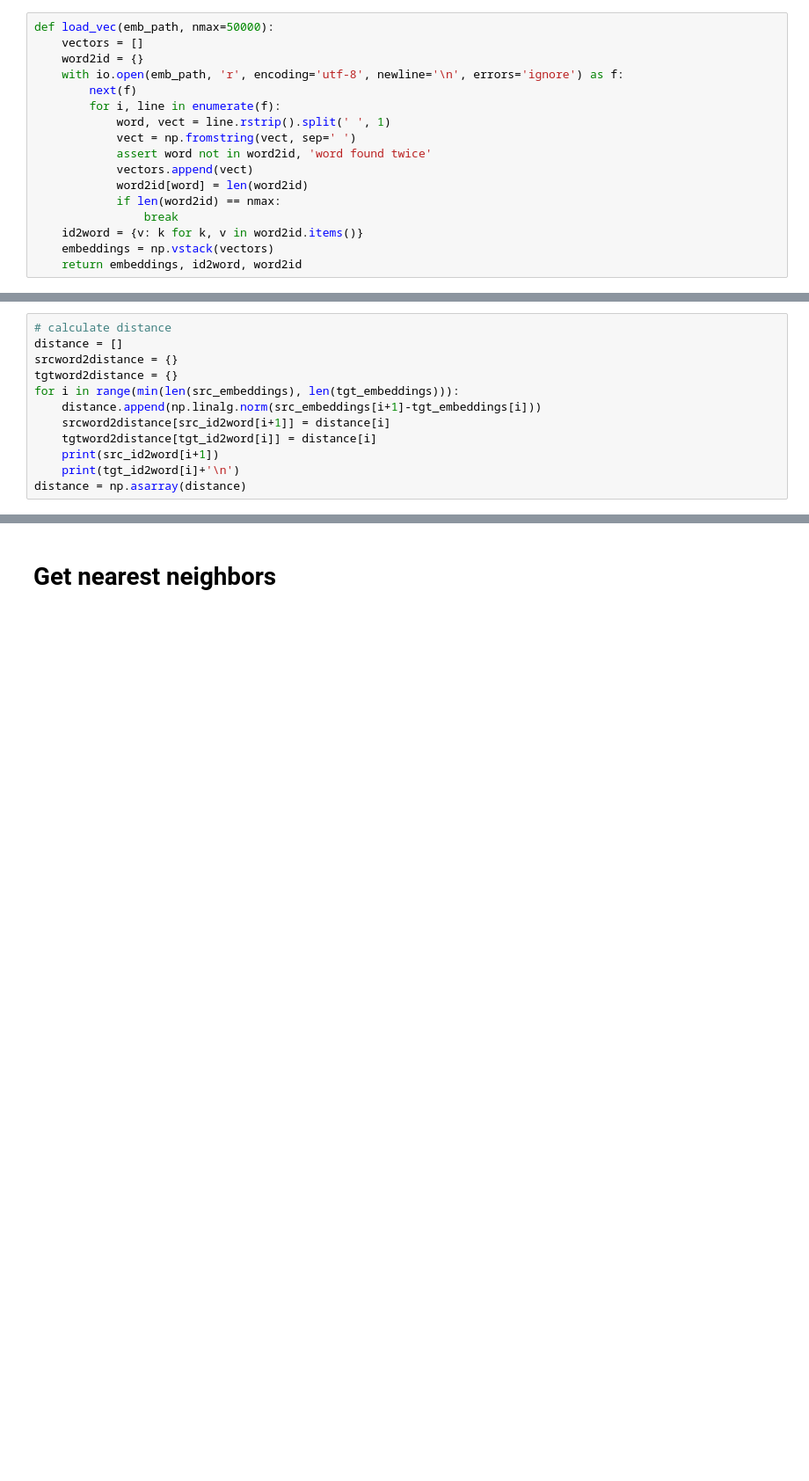
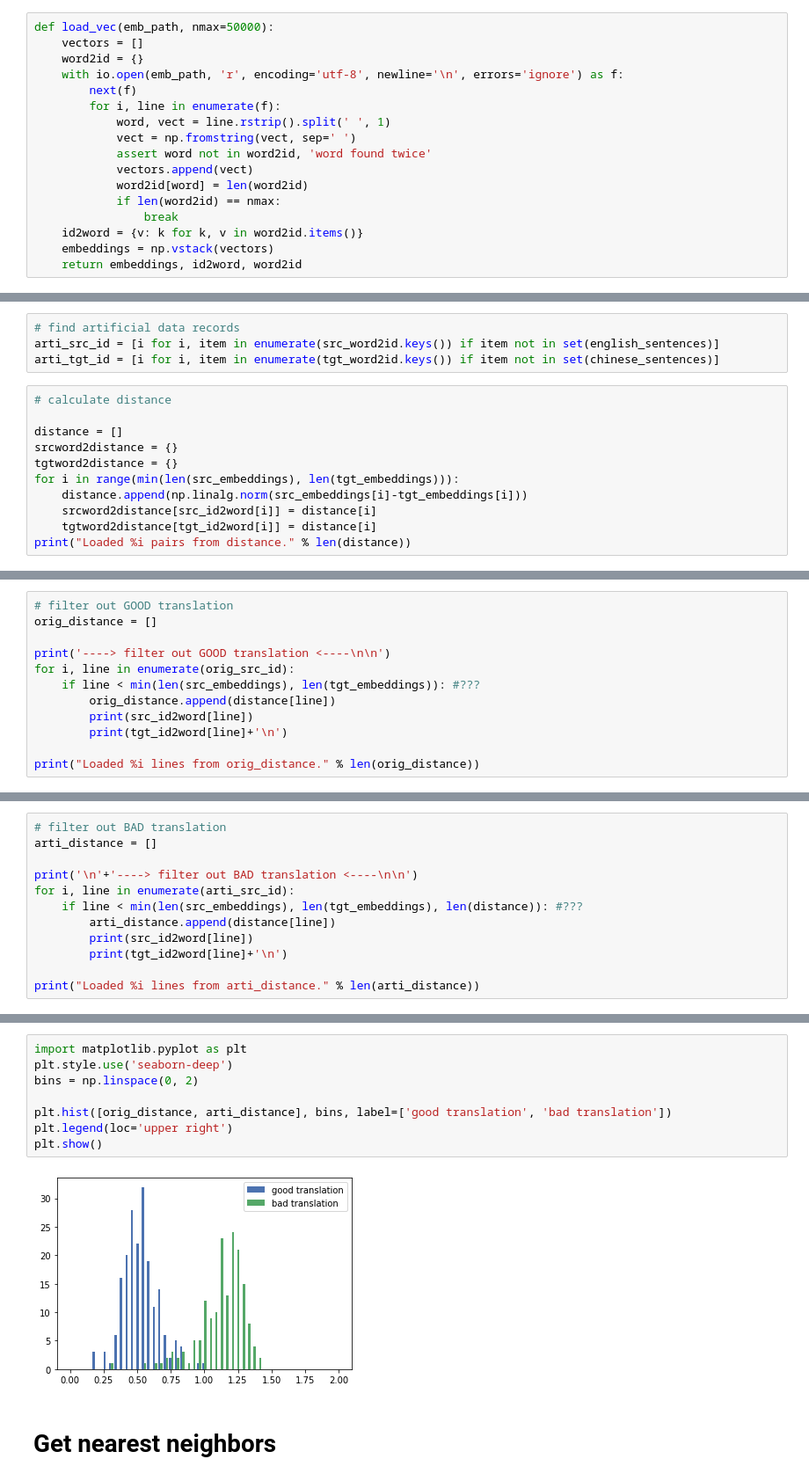
Before and after one commit to jad1s/MUSE, a Jupyter notebook: distance_demo.ipynb, the cells around one changed output, grey strips where cells are left out. Shown at 88% size. Drawn from its saved outputs; the diff is of its cells as text; blank space fills up the shorter version.

Commit message:
Added pseudo bad translation entries

```diff
--- a/distance_demo.ipynb
+++ b/distance_demo.ipynb
@@ -30,13 +69,16 @@ tgt_embeddings, tgt_id2word, tgt_word2id = load_vec(tgt_path, nmax)
+# %%
+# find artificial data records
+arti_src_id = [i for i, item in enumerate(src_word2id.keys()) if item not in set(english_sentences)]
+arti_tgt_id = [i for i, item in enumerate(tgt_word2id.keys()) if item not in set(chinese_sentences)]
 # %%
 # calculate distance
+
 distance = []
 srcword2distance = {}
 tgtword2distance = {}
 for i in range(min(len(src_embeddings), len(tgt_embeddings))):
-    distance.append(np.linalg.norm(src_embeddings[i+1]-tgt_embeddings[i]))
-    srcword2distance[src_id2word[i+1]] = distance[i]
+    distance.append(np.linalg.norm(src_embeddings[i]-tgt_embeddings[i]))
+    srcword2distance[src_id2word[i]] = distance[i]
     tgtword2distance[tgt_id2word[i]] = distance[i]
-    print(src_id2word[i+1])
-    print(tgt_id2word[i]+'\n')
-distance = np.asarray(distance)
+print("Loaded %i pairs from distance." % len(distance))
 # %% [output]
@@ -66,0 +86,12 @@ plt.show()
+# %%
+# filter out GOOD translation
+orig_distance = []
+
+print('----> filter out GOOD translation <----\n\n')
+for i, line in enumerate(orig_src_id):
+    if line < min(len(src_embeddings), len(tgt_embeddings)): #???
+        orig_distance.append(distance[line])
+        print(src_id2word[line])
+        print(tgt_id2word[line]+'\n')
+
+print("Loaded %i lines from orig_distance." % len(orig_distance))
@@ -66,0 +116,12 @@ plt.show()
+# %%
+# filter out BAD translation
+arti_distance = []
+
+print('\n'+'----> filter out BAD translation <----\n\n')
+for i, line in enumerate(arti_src_id):
+    if line < min(len(src_embeddings), len(tgt_embeddings), len(distance)): #???
+        arti_distance.append(distance[line])
+        print(src_id2word[line])
+        print(tgt_id2word[line]+'\n')
+
+print("Loaded %i lines from arti_distance." % len(arti_distance))
@@ -67,3 +146,13 @@ plt.show()
+# %%
+import matplotlib.pyplot as plt
+plt.style.use('seaborn-deep')
+bins = np.linspace(0, 2)
+
+plt.hist([orig_distance, arti_distance], bins, label=['good translation', 'bad translation'])
+plt.legend(loc='upper right')
+plt.show()
+# %% [output]
+[figure, added]
 # %% [markdown]
 # Get nearest neighbors
 # %%
```
Also changed, not shown: parts of 7 cells of this notebook, 2 other files.
